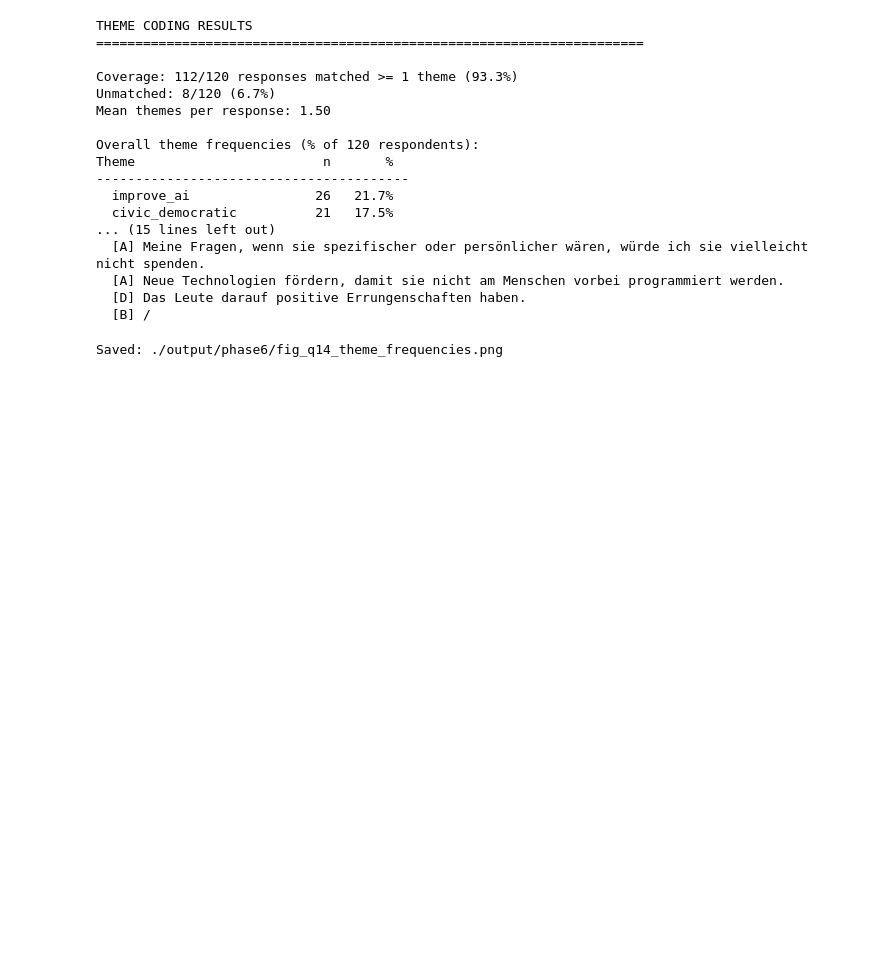
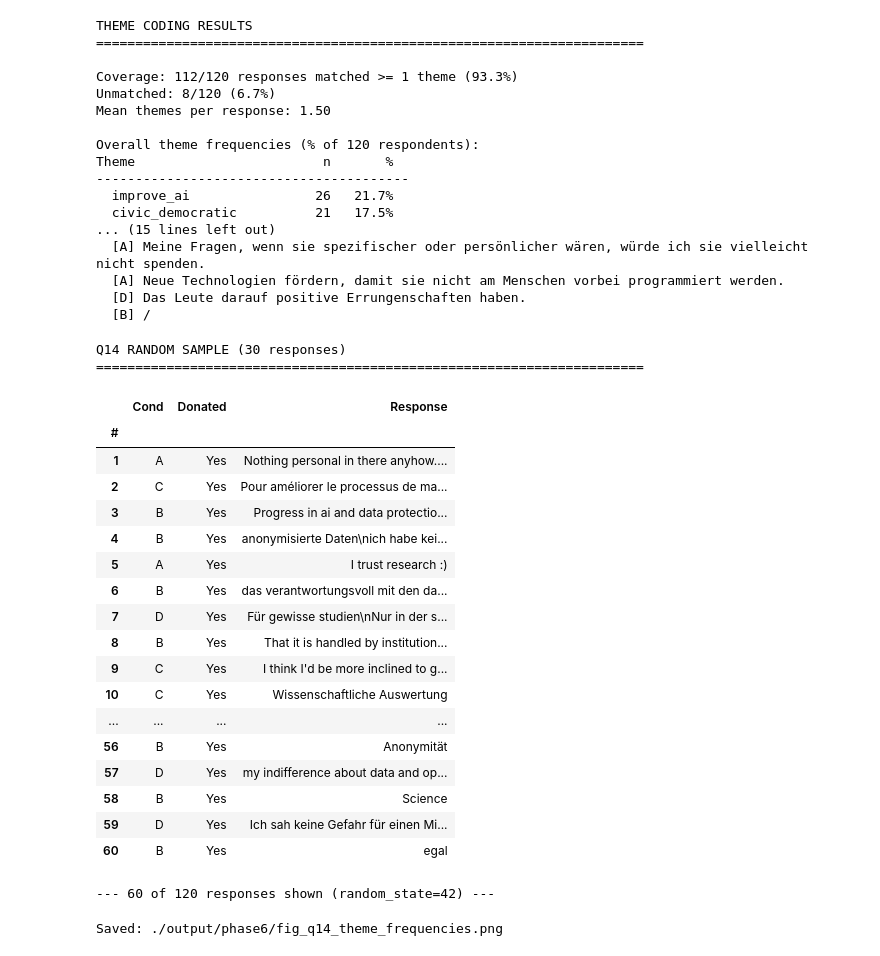
Before and after one commit to pluzgi/chatbot-study, a Jupyter notebook: analysis/phase6_exploratory_analysis.ipynb, the cells around one changed output. Saved outputs shown, nothing was run; the diff lists cells and outputs as text; code cells hidden in the pictures; blank space fills up the shorter version.

```diff
--- a/analysis/phase6_exploratory_analysis.ipynb
+++ b/analysis/phase6_exploratory_analysis.ipynb
@@ -630,6 +630,49 @@ Theme                        n       %
   [A] Neue Technologien fördern, damit sie nicht am Menschen vorbei programmiert werden.
   [D] Das Leute darauf positive Errungenschaften haben.
   [B] /
+# %%
+# Random sample of 30 Q14 responses for manual inspection
+if q14_col:
+    print("Q14 RANDOM SAMPLE (30 responses)")
+    print("=" * 70)
+
+    sample_n = min(60, len(respondents))
+    sample_df = respondents.sample(n=sample_n, random_state=42).copy()
+
+    display_df = sample_df[['condition', 'donation_decision', q14_col]].copy()
+    display_df.columns = ['Cond', 'Donated', 'Response']
+    display_df['Donated'] = display_df['Donated'].map({1: 'Yes', 0: 'No'})
+    display_df = display_df.reset_index(drop=True)
+    display_df.index = range(1, len(display_df) + 1)
+    display_df.index.name = '#'
+
+    pd.set_option('display.max_colwidth', 120)
+    display(display_df)
+    pd.set_option('display.max_colwidth', 100)
+
+    print(f"\n--- {sample_n} of {len(respondents)} responses shown (random_state=42) ---")
+# %% [output]
+Q14 RANDOM SAMPLE (30 responses)
+======================================================================
+|  | Cond | Donated | Response |
+| # |  |  |  |
+| 1 | A | Yes | Nothing personal in there anyhow.... |
+| 2 | C | Yes | Pour améliorer le processus de ma... |
+| 3 | B | Yes | Progress in ai and data protectio... |
+| 4 | B | Yes | anonymisierte Daten\nich habe kei... |
+| 5 | A | Yes | I trust research :) |
+| 6 | B | Yes | das verantwortungsvoll mit den da... |
+| 7 | D | Yes | Für gewisse studien\nNur in der s... |
+| 8 | B | Yes | That it is handled by institution... |
+| 9 | C | Yes | I think I'd be more inclined to g... |
+| 10 | C | Yes | Wissenschaftliche Auswertung |
+| ... | ... | ... | ... |
+| 56 | B | Yes | Anonymität |
+| 57 | D | Yes | my indifference about data and op... |
+| 58 | B | Yes | Science |
+| 59 | D | Yes | Ich sah keine Gefahr für einen Mi... |
+| 60 | B | Yes | egal |
+--- 60 of 120 responses shown (random_state=42) ---
 # %%
 # Bar chart: Overall theme frequencies
 if q14_col and theme_counts:
```
Also changed, not shown: parts of 2 cells of this notebook, 3 other files.
